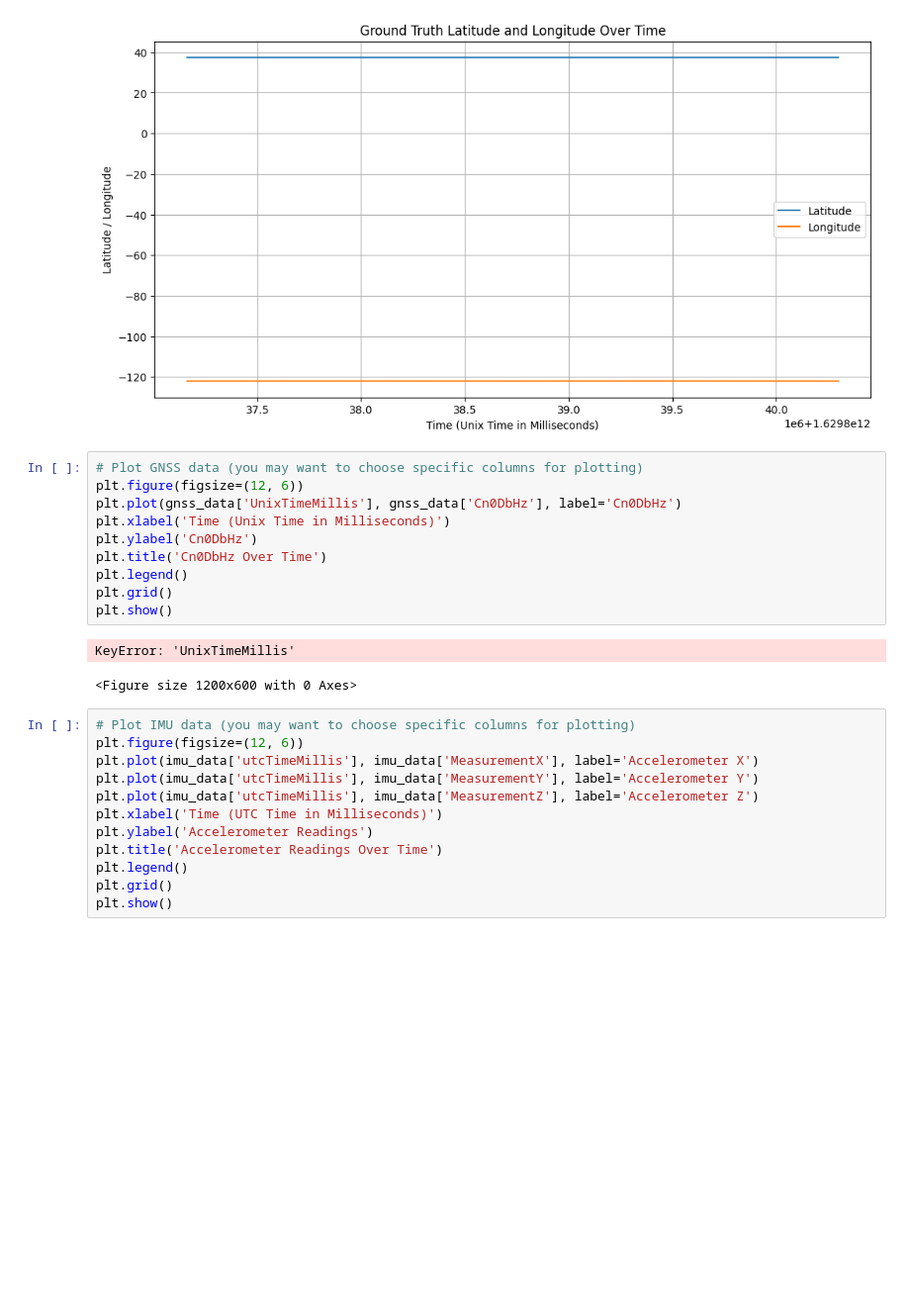
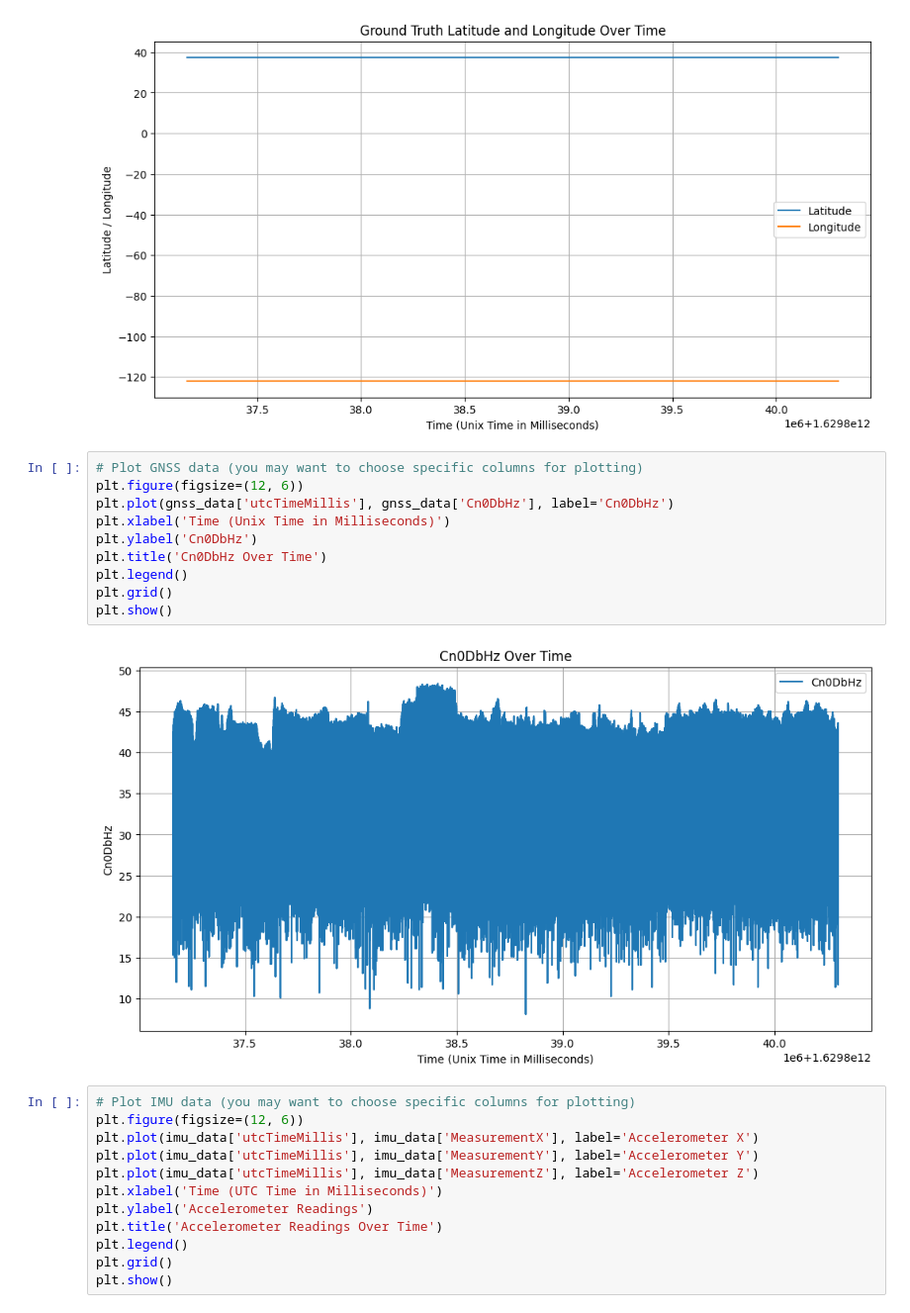
Before and after one commit to Atieno-Ouma/GNSS_positioning_precision, a Jupyter notebook: data_munging.ipynb, the cells around one changed output. Shown at 99% size. Saved outputs shown, nothing was run; the diff lists cells and outputs as text; blank space fills up the shorter version.

```diff
--- a/data_munging.ipynb
+++ b/data_munging.ipynb
@@ -106,16 +106,15 @@ plt.show()
 # %%
 # Plot GNSS data (you may want to choose specific columns for plotting)
 plt.figure(figsize=(12, 6))
-plt.plot(gnss_data['UnixTimeMillis'], gnss_data['Cn0DbHz'], label='Cn0DbHz')
+plt.plot(gnss_data['utcTimeMillis'], gnss_data['Cn0DbHz'], label='Cn0DbHz')
 plt.xlabel('Time (Unix Time in Milliseconds)')
 plt.ylabel('Cn0DbHz')
 plt.title('Cn0DbHz Over Time')
 plt.legend()
 plt.grid()
 plt.show()
 # %% [output]
-KeyError: 'UnixTimeMillis'
-<Figure size 1200x600 with 0 Axes>
+[figure, added]
 # %%
 # Plot IMU data (you may want to choose specific columns for plotting)
 plt.figure(figsize=(12, 6))
```
Also changed, not shown: parts of 13 cells of this notebook.
